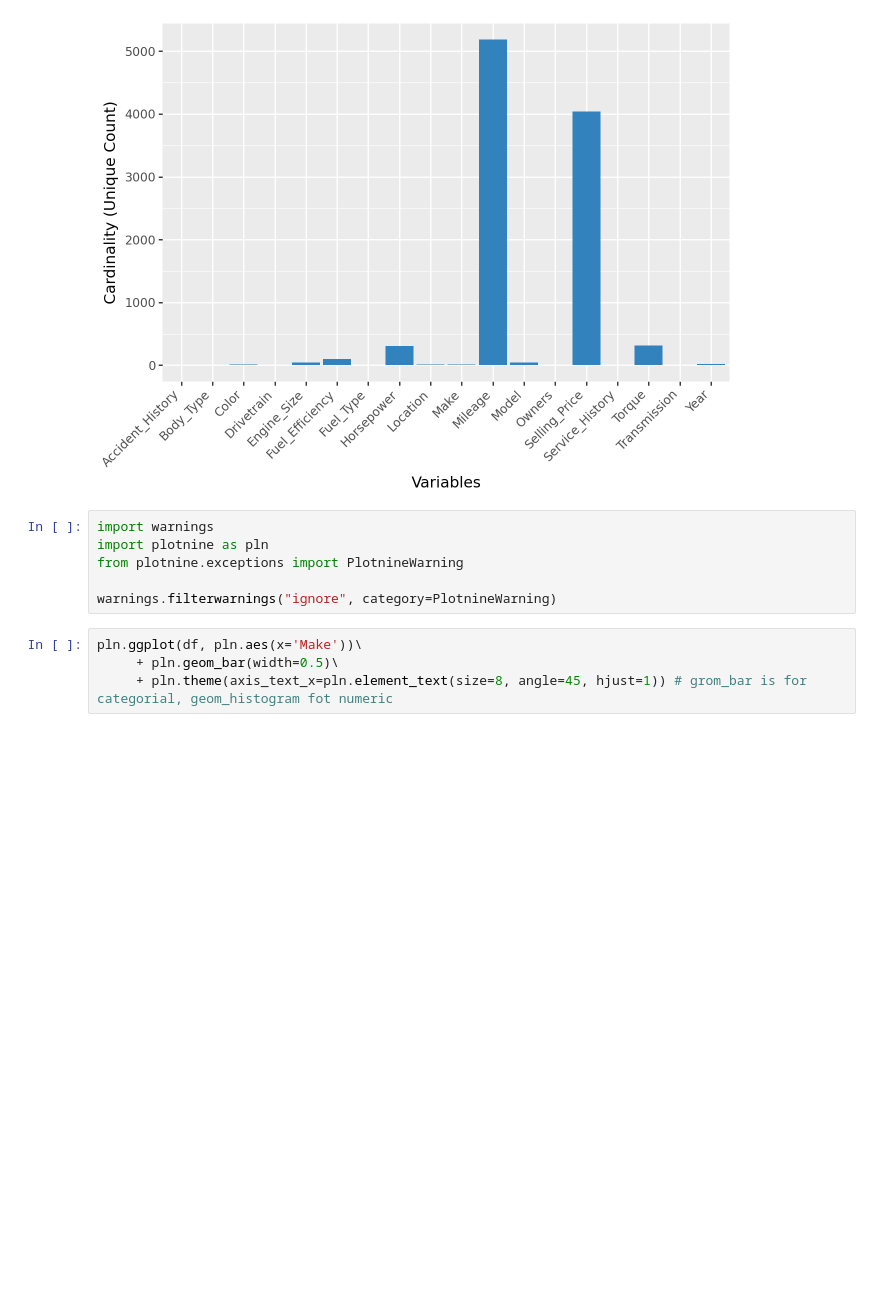
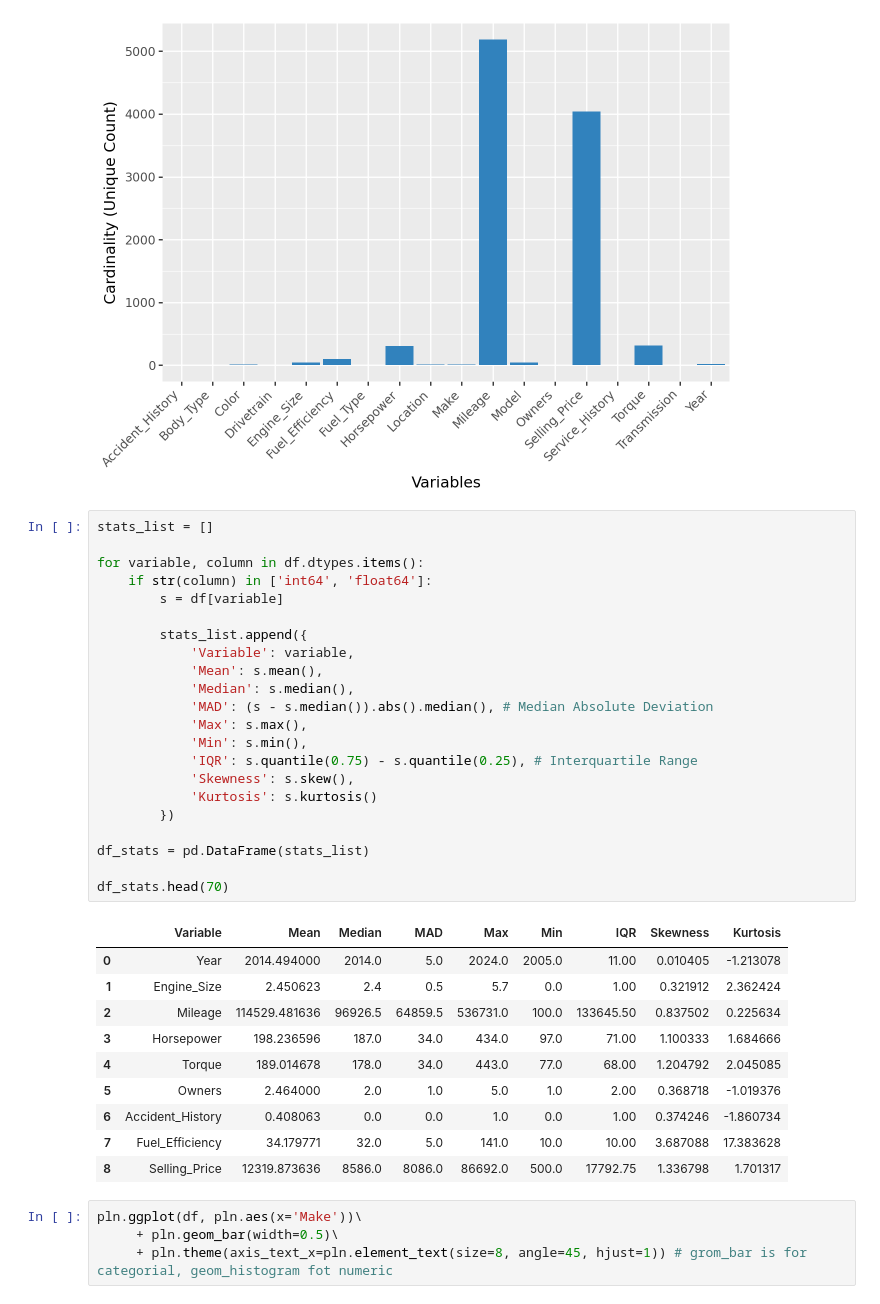
Before and after one commit to idowein/data-science-course-HIT, a Jupyter notebook: HW1/HW1_automobile_EDA.ipynb, the cells around one changed output. Saved outputs shown, nothing was run; the diff lists cells and outputs as text; blank space fills up the shorter version.

Commit message:
finding statistcs of the dataset (mean, variance, other moments and etc

```diff
--- a/HW1/HW1_automobile_EDA.ipynb
+++ b/HW1/HW1_automobile_EDA.ipynb
@@ -259,12 +259,39 @@ pln.ggplot(card_df, pln.aes(x='Variable', y='Unique_Count')) \
     + pln.labs(x='Variables', y='Cardinality (Unique Count)')
 # %% [output]
 [figure]
-# %%
-import warnings
-import plotnine as pln
-from plotnine.exceptions import PlotnineWarning
-
-warnings.filterwarnings("ignore", category=PlotnineWarning)
+# %%
+stats_list = []
+
+for variable, column in df.dtypes.items():
+    if str(column) in ['int64', 'float64']:
+        s = df[variable]
+
+        stats_list.append({
+            'Variable': variable,
+            'Mean': s.mean(),
+            'Median': s.median(),
+            'MAD': (s - s.median()).abs().median(), # Median Absolute Deviation
+            'Max': s.max(),
+            'Min': s.min(),
+            'IQR': s.quantile(0.75) - s.quantile(0.25), # Interquartile Range
+            'Skewness': s.skew(),
+            'Kurtosis': s.kurtosis()
+        })
+
+df_stats = pd.DataFrame(stats_list)
+
+df_stats.head(70)
+# %% [output]
+|  | Variable | Mean | Median | MAD | Max | Min | IQR | Skewness | Kurtosis |
+| 0 | Year | 2014.494000 | 2014.0 | 5.0 | 2024.0 | 2005.0 | 11.00 | 0.010405 | -1.213078 |
+| 1 | Engine_Size | 2.450623 | 2.4 | 0.5 | 5.7 | 0.0 | 1.00 | 0.321912 | 2.362424 |
+| 2 | Mileage | 114529.481636 | 96926.5 | 64859.5 | 536731.0 | 100.0 | 133645.50 | 0.837502 | 0.225634 |
+| 3 | Horsepower | 198.236596 | 187.0 | 34.0 | 434.0 | 97.0 | 71.00 | 1.100333 | 1.684666 |
+| 4 | Torque | 189.014678 | 178.0 | 34.0 | 443.0 | 77.0 | 68.00 | 1.204792 | 2.045085 |
+| 5 | Owners | 2.464000 | 2.0 | 1.0 | 5.0 | 1.0 | 2.00 | 0.368718 | -1.019376 |
+| 6 | Accident_History | 0.408063 | 0.0 | 0.0 | 1.0 | 0.0 | 1.00 | 0.374246 | -1.860734 |
+| 7 | Fuel_Efficiency | 34.179771 | 32.0 | 5.0 | 141.0 | 10.0 | 10.00 | 3.687088 | 17.383628 |
+| 8 | Selling_Price | 12319.873636 | 8586.0 | 8086.0 | 86692.0 | 500.0 | 17792.75 | 1.336798 | 1.701317 |
 # %%
 pln.ggplot(df, pln.aes(x='Make'))\
      + pln.geom_bar(width=0.5)\
```
